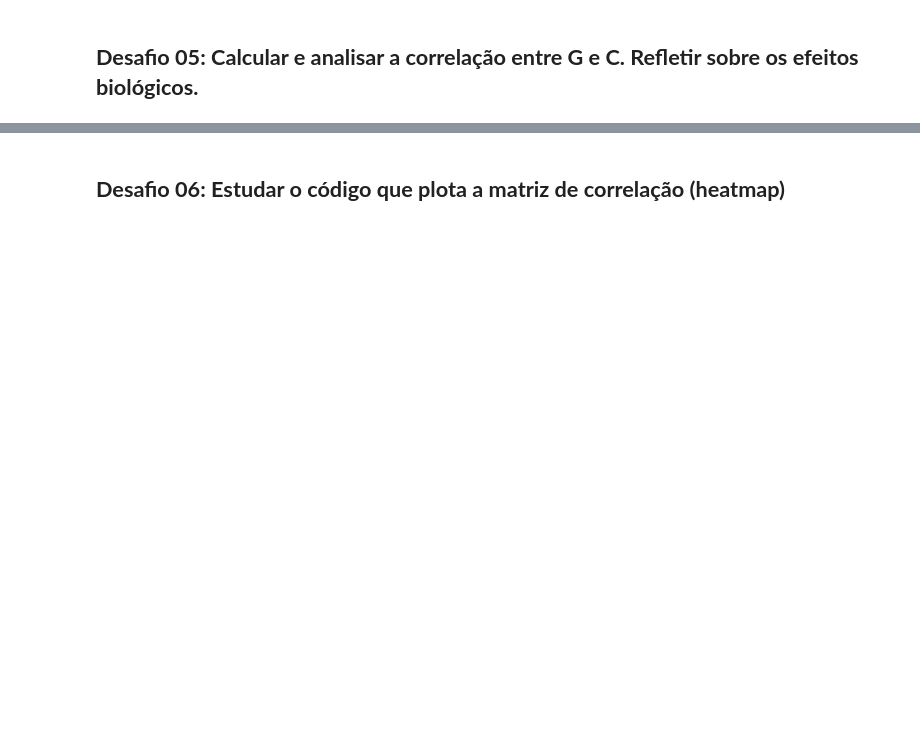
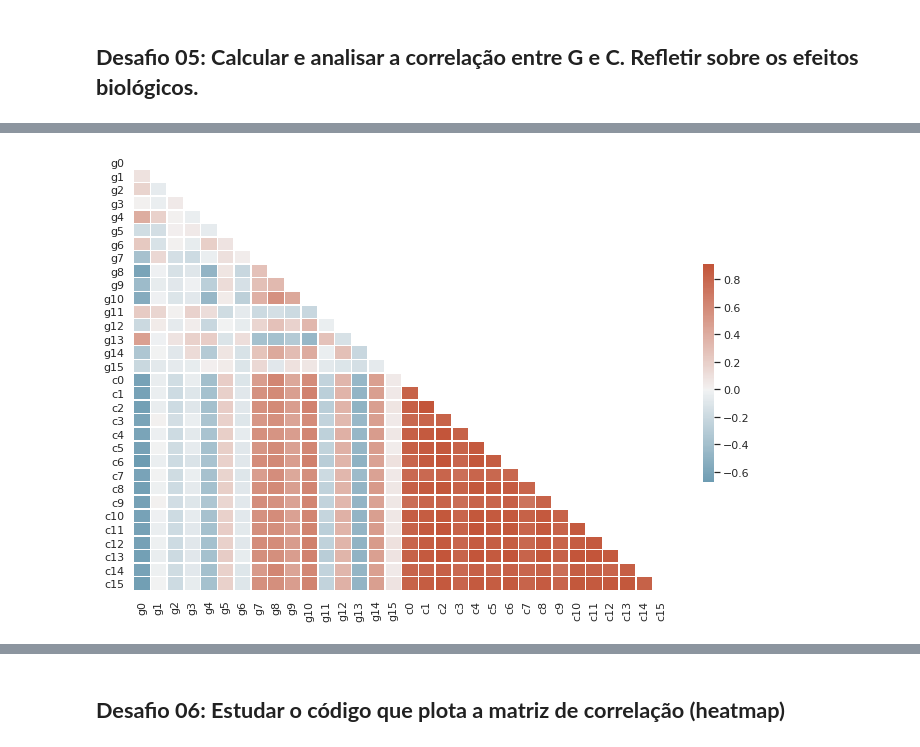
Before and after one commit to paulosuchoj/imersao-dados-alura, a Jupyter notebook: desafios/Imersao_Dados_Alura_Aula_03.ipynb, the cells around one changed output, grey strips where cells are left out. Cells and saved outputs as stored; diff of their text form; code cells hidden in the pictures; blank space fills up the shorter version.

```diff
--- a/desafios/Imersao_Dados_Alura_Aula_03.ipynb
+++ b/desafios/Imersao_Dados_Alura_Aula_03.ipynb
@@ -50,2 +189,5 @@ pd.crosstab([dados['dose'], dados['tempo']], dados['tratamento'], normalize='col
 # %% [markdown]
 ## **Desafio 05: Calcular e analisar a correlação entre G e C. Refletir sobre os efeitos biológicos.**
+# %%
+correlacao_celular_genes = dados.loc[:,'g0':'g15'].merge(dados.loc[:,'c0':'c15'], on=dados['id']).corr()
+correlacao_celular_genes
@@ -51,0 +212,11 @@ pd.crosstab([dados['dose'], dados['tempo']], dados['tratamento'], normalize='col
+# %%
+cmap = sns.diverging_palette(230, 20, as_cmap=True)
+
+mask = np.zeros_like(correlacao_celular_genes)
+mask[np.triu_indices_from(mask)] = True
+
+with sns.axes_style('white'):
+  fig, ax = plt.subplots(figsize=(12, 8))
+  ax = sns.heatmap(correlacao_celular_genes, mask=mask, cmap=cmap, center=0, linewidths=.5, cbar_kws={'shrink': .5})
+# %% [output]
+[figure, added]
```
Also changed, not shown: parts of 19 cells of this notebook, 1 other file.
